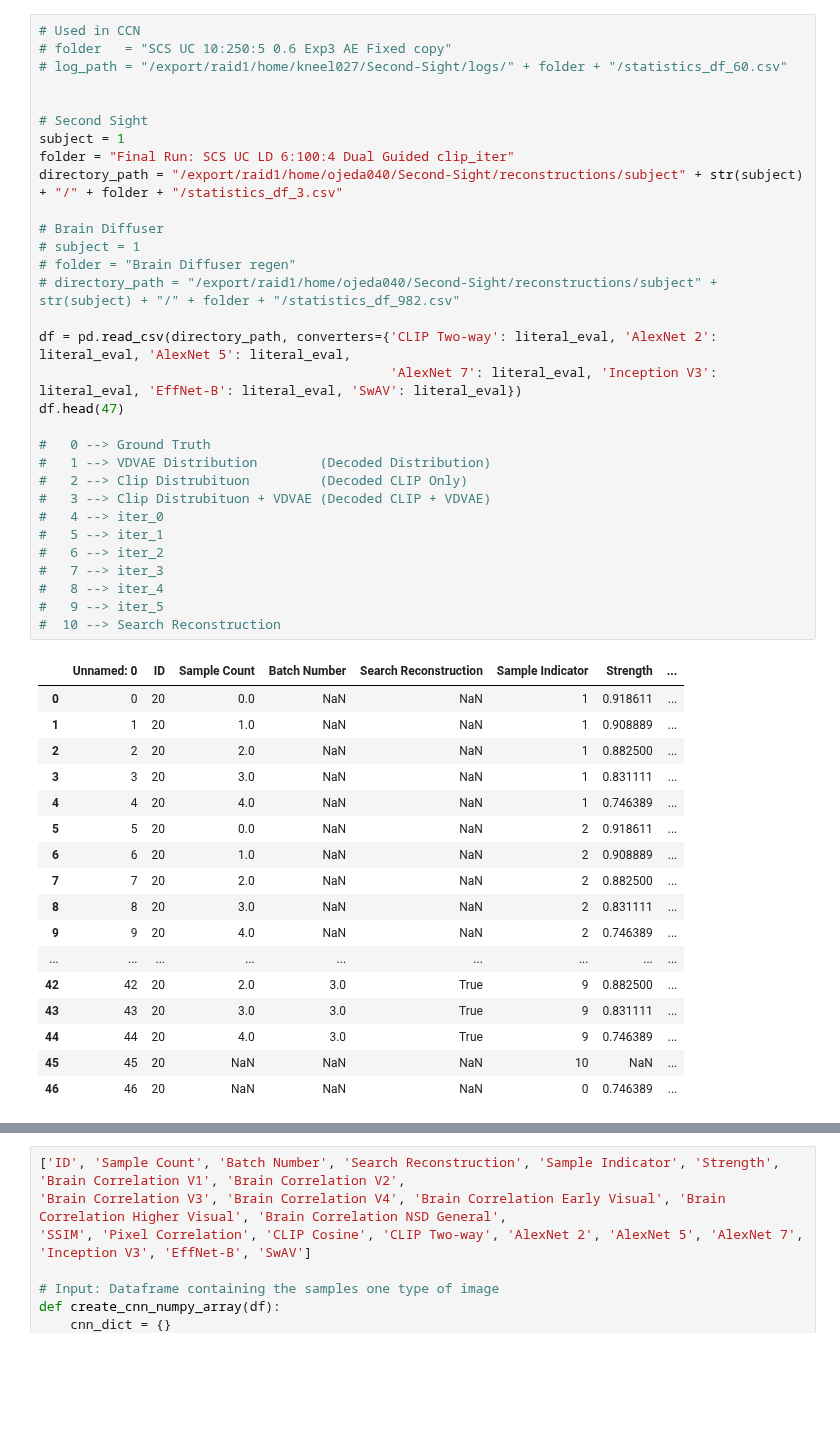
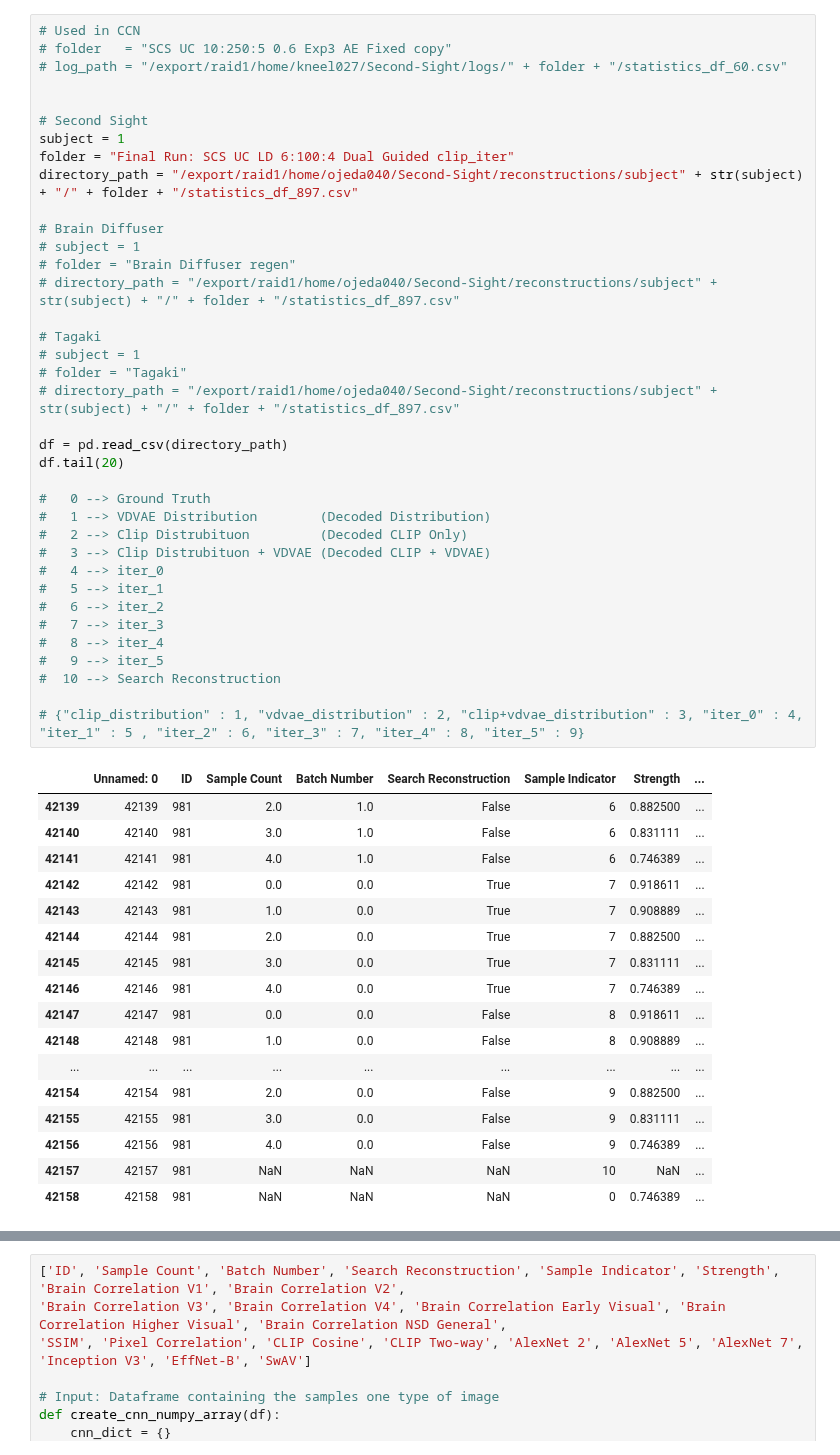
Before and after one commit to reesekneeland/Second-Sight, a Jupyter notebook: scripts/prepare_figures.ipynb, the cells around one changed output, grey strips where cells are left out. Drawn from its saved outputs; the diff is of its cells as text; blank space fills up the shorter version.

```diff
--- a/scripts/prepare_figures.ipynb
+++ b/scripts/prepare_figures.ipynb
@@ -21,49 +22,55 @@ from ast import literal_eval
 # %%
 # Used in CCN
 # folder   = "SCS UC 10:250:5 0.6 Exp3 AE Fixed copy"
 # log_path = "/export/raid1/home/kneel027/Second-Sight/logs/" + folder + "/statistics_df_60.csv"
 
 
 # Second Sight
 subject = 1
 folder = "Final Run: SCS UC LD 6:100:4 Dual Guided clip_iter"
-directory_path = "/export/raid1/home/ojeda040/Second-Sight/reconstructions/subject" + str(subject) + "/" + folder + "/statistics_df_3.csv"
+directory_path = "/export/raid1/home/ojeda040/Second-Sight/reconstructions/subject" + str(subject) + "/" + folder + "/statistics_df_897.csv"
 
 # Brain Diffuser
 # subject = 1
 # folder = "Brain Diffuser regen"
-# directory_path = "/export/raid1/home/ojeda040/Second-Sight/reconstructions/subject" + str(subject) + "/" + folder + "/statistics_df_982.csv"
+# directory_path = "/export/raid1/home/ojeda040/Second-Sight/reconstructions/subject" + str(subject) + "/" + folder + "/statistics_df_897.csv"
 
-df = pd.read_csv(directory_path, converters={'CLIP Two-way': literal_eval, 'AlexNet 2': literal_eval, 'AlexNet 5': literal_eval,
-                                             'AlexNet 7': literal_eval, 'Inception V3': literal_eval, 'EffNet-B': literal_eval, 'SwAV': literal_eval})
-df.head(47)
+# Tagaki
+# subject = 1
+# folder = "Tagaki"
+# directory_path = "/export/raid1/home/ojeda040/Second-Sight/reconstructions/subject" + str(subject) + "/" + folder + "/statistics_df_897.csv"
+
+df = pd.read_csv(directory_path)
+df.tail(20)
 
 #   0 --> Ground Truth
 #   1 --> VDVAE Distribution        (Decoded Distribution)
 #   2 --> Clip Distrubituon         (Decoded CLIP Only)
 #   3 --> Clip Distrubituon + VDVAE (Decoded CLIP + VDVAE)
 #   4 --> iter_0
 #   5 --> iter_1
 #   6 --> iter_2
 #   7 --> iter_3
 #   8 --> iter_4
 #   9 --> iter_5
 #  10 --> Search Reconstruction
+
+# {"clip_distribution" : 1, "vdvae_distribution" : 2, "clip+vdvae_distribution" : 3, "iter_0" : 4, "iter_1" : 5 , "iter_2" : 6, "iter_3" : 7, "iter_4" : 8, "iter_5" : 9}
 # %% [output]
 |  | Unnamed: 0 | ID | Sample Count | Batch Number | Search Reconstruction | Sample Indicator | Strength | ... |
-| 0 | 0 | 20 | 0.0 | NaN | NaN | 1 | 0.918611 | ... |
-| 1 | 1 | 20 | 1.0 | NaN | NaN | 1 | 0.908889 | ... |
-| 2 | 2 | 20 | 2.0 | NaN | NaN | 1 | 0.882500 | ... |
-| 3 | 3 | 20 | 3.0 | NaN | NaN | 1 | 0.831111 | ... |
-| 4 | 4 | 20 | 4.0 | NaN | NaN | 1 | 0.746389 | ... |
-| 5 | 5 | 20 | 0.0 | NaN | NaN | 2 | 0.918611 | ... |
-| 6 | 6 | 20 | 1.0 | NaN | NaN | 2 | 0.908889 | ... |
-| 7 | 7 | 20 | 2.0 | NaN | NaN | 2 | 0.882500 | ... |
-| 8 | 8 | 20 | 3.0 | NaN | NaN | 2 | 0.831111 | ... |
-| 9 | 9 | 20 | 4.0 | NaN | NaN | 2 | 0.746389 | ... |
+| 42139 | 42139 | 981 | 2.0 | 1.0 | False | 6 | 0.882500 | ... |
+| 42140 | 42140 | 981 | 3.0 | 1.0 | False | 6 | 0.831111 | ... |
+| 42141 | 42141 | 981 | 4.0 | 1.0 | False | 6 | 0.746389 | ... |
+| 42142 | 42142 | 981 | 0.0 | 0.0 | True | 7 | 0.918611 | ... |
+| 42143 | 42143 | 981 | 1.0 | 0.0 | True | 7 | 0.908889 | ... |
+| 42144 | 42144 | 981 | 2.0 | 0.0 | True | 7 | 0.882500 | ... |
+| 42145 | 42145 | 981 | 3.0 | 0.0 | True | 7 | 0.831111 | ... |
+| 42146 | 42146 | 981 | 4.0 | 0.0 | True | 7 | 0.746389 | ... |
+| 42147 | 42147 | 981 | 0.0 | 0.0 | False | 8 | 0.918611 | ... |
+| 42148 | 42148 | 981 | 1.0 | 0.0 | False | 8 | 0.908889 | ... |
 | ... | ... | ... | ... | ... | ... | ... | ... | ... |
-| 42 | 42 | 20 | 2.0 | 3.0 | True | 9 | 0.882500 | ... |
-| 43 | 43 | 20 | 3.0 | 3.0 | True | 9 | 0.831111 | ... |
-| 44 | 44 | 20 | 4.0 | 3.0 | True | 9 | 0.746389 | ... |
-| 45 | 45 | 20 | NaN | NaN | NaN | 10 | NaN | ... |
-| 46 | 46 | 20 | NaN | NaN | NaN | 0 | 0.746389 | ... |
+| 42154 | 42154 | 981 | 2.0 | 0.0 | False | 9 | 0.882500 | ... |
+| 42155 | 42155 | 981 | 3.0 | 0.0 | False | 9 | 0.831111 | ... |
+| 42156 | 42156 | 981 | 4.0 | 0.0 | False | 9 | 0.746389 | ... |
+| 42157 | 42157 | 981 | NaN | NaN | NaN | 10 | NaN | ... |
+| 42158 | 42158 | 981 | NaN | NaN | NaN | 0 | 0.746389 | ... |
```
Also changed, not shown: parts of 10 cells of this notebook, 1 other file.
